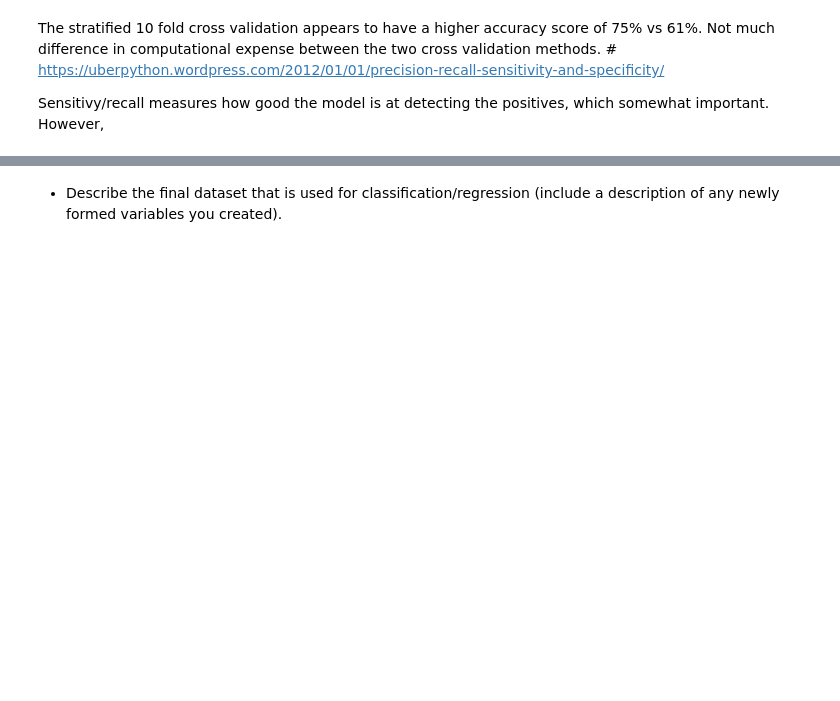
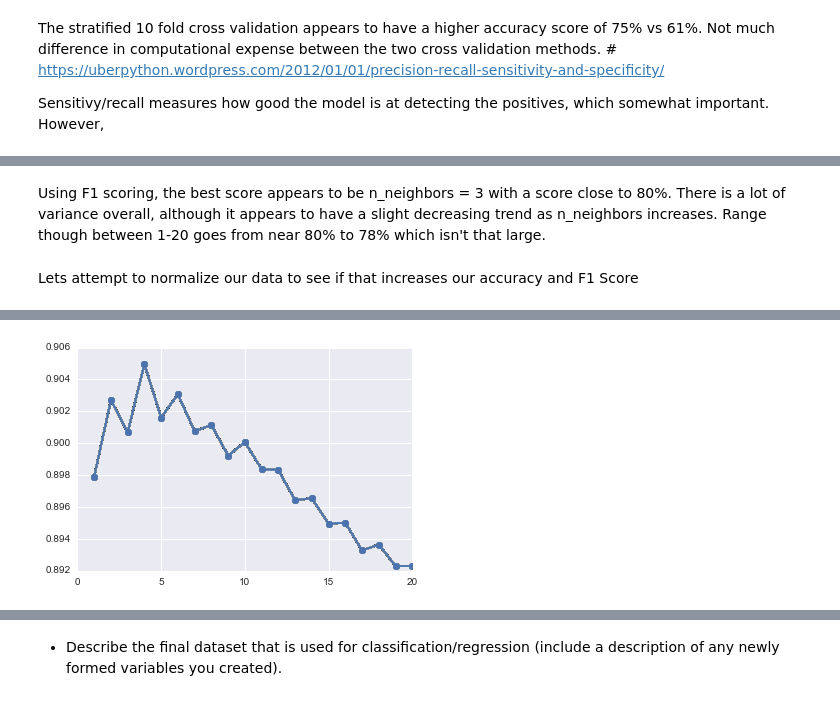
Before and after one commit to Dangerbotz/network_intrusion_detection_system, a Jupyter notebook: peter_lab2.ipynb, the cells around one changed output, grey strips where cells are left out. Drawn from its saved outputs; the diff is of its cells as text; code cells hidden in the pictures; blank space fills up the shorter version.

```diff
--- a/peter_lab2.ipynb
+++ b/peter_lab2.ipynb
@@ -241,0 +304,17 @@ However,
+# %% [markdown]
+Using F1 scoring, the best score appears to be n_neighbors = 3 with a score close to 80%. There is a lot of variance overall, although it appears to have a slight decreasing trend as n_neighbors increases. Range though between 1-20 goes from near 80% to 78% which isn't that large.
+# %% [markdown]
+Lets attempt to normalize our data to see if that increases our accuracy and F1 Score
+# %%
+from sklearn.preprocessing import MinMaxScaler
+X_transformed = MinMaxScaler().fit_transform(X)
+avg_scores = []
+all_scores = []
+parameter_values = list(range(1, 21))  # Include 20
+for n_neighbors in parameter_values:
+    estimator = KNeighborsClassifier(n_neighbors=n_neighbors)
+    scores = cross_val_score(estimator, X_transformed, y, scoring='accuracy')
+    avg_scores.append(np.mean(scores))
+    all_scores.append(scores)
+%timeit plt.plot(parameter_values, avg_scores, '-o')
+# %% [output]
@@ -241,0 +323 @@ However,
+[figure, added]
```
Also changed, not shown: parts of 32 cells of this notebook.
